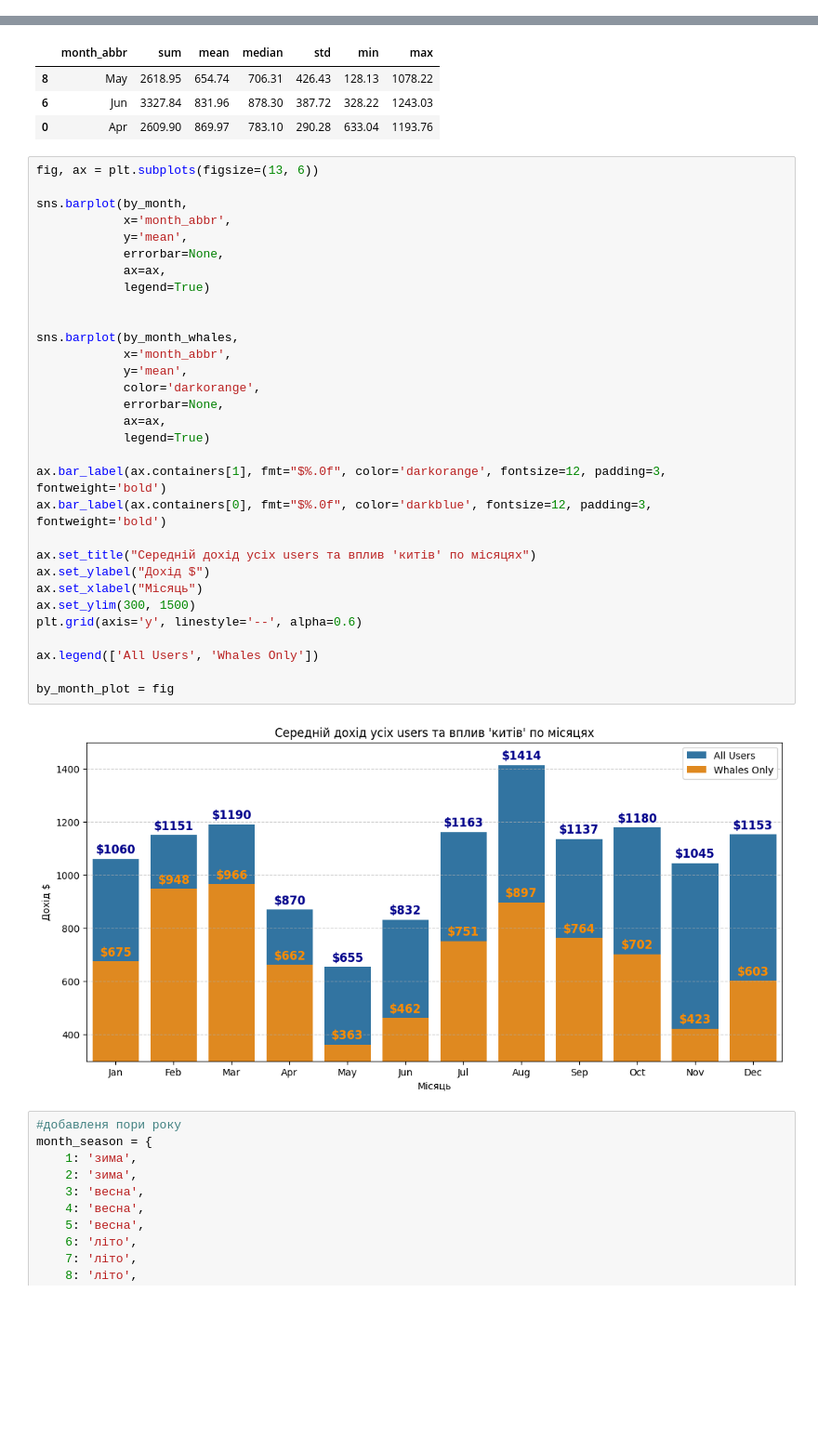
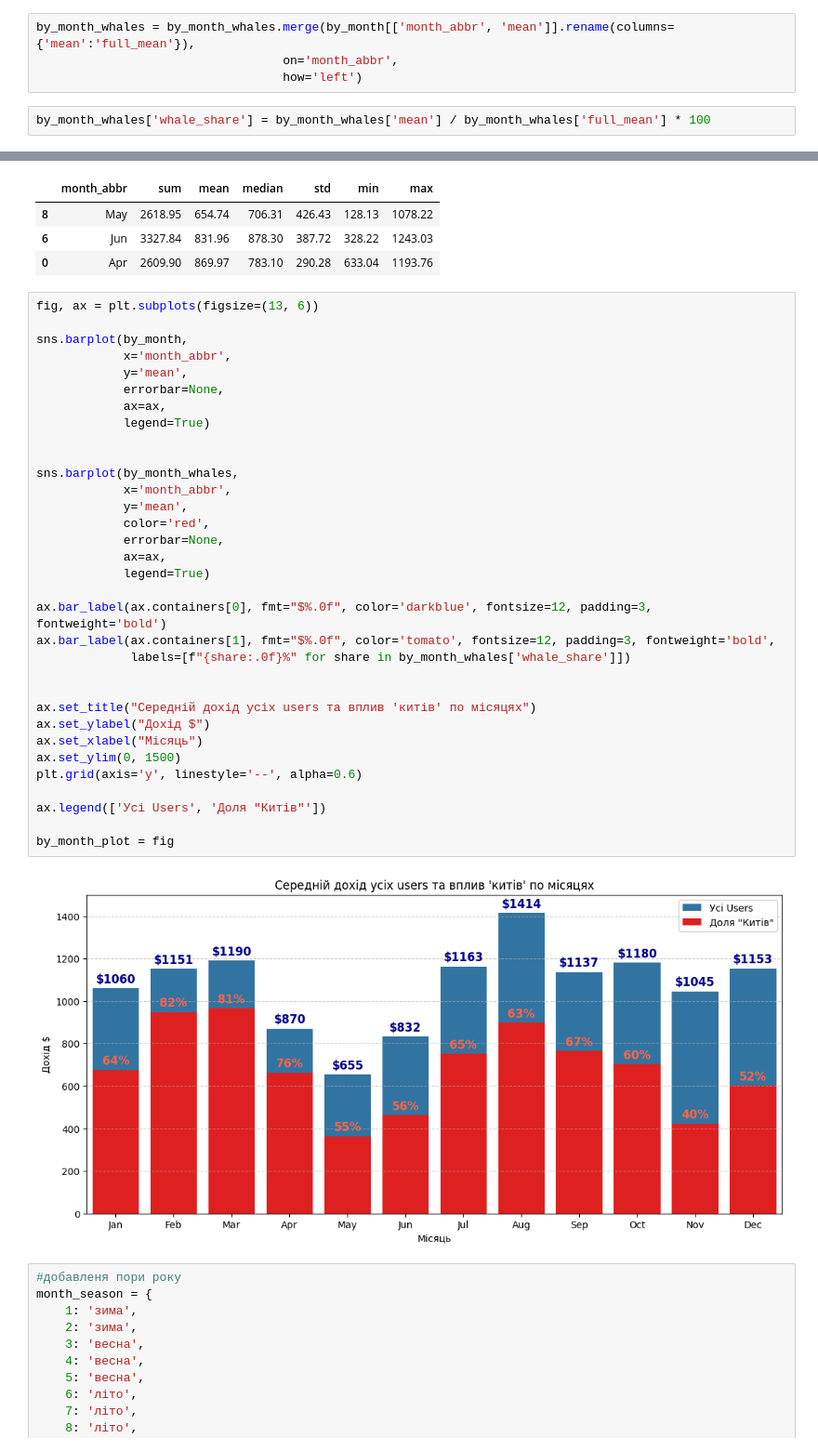
Before and after one commit to Chocopie-DA/db_analysis_sql_sweetylove, a Jupyter notebook: 03_notebooks/EDA.ipynb, the cells around one changed output, grey strips where cells are left out. Shown at 93% size. Saved outputs shown, nothing was run; the diff lists cells and outputs as text; blank space fills up the shorter version.

```diff
--- a/03_notebooks/EDA.ipynb
+++ b/03_notebooks/EDA.ipynb
@@ -772,0 +781,6 @@ by_month_whales = monthly_whales.groupby('month_abbr')['total_revenue'] \
+# %%
+by_month_whales = by_month_whales.merge(by_month[['month_abbr', 'mean']].rename(columns={'mean':'full_mean'}),
+                                  on='month_abbr',
+                                  how='left')
+# %%
+by_month_whales['whale_share'] = by_month_whales['mean'] / by_month_whales['full_mean'] * 100
@@ -826,36 +856,38 @@ by_month.sort_values('mean').head(3)
 # %%
 fig, ax = plt.subplots(figsize=(13, 6))
 
 sns.barplot(by_month,
             x='month_abbr',
             y='mean',
             errorbar=None,
             ax=ax,
             legend=True)
 
 
 sns.barplot(by_month_whales,
             x='month_abbr',
             y='mean',
-            color='darkorange',
+            color='red',
             errorbar=None,
             ax=ax,
             legend=True)
 
-ax.bar_label(ax.containers[1], fmt="$%.0f", color='darkorange', fontsize=12, padding=3, fontweight='bold')
 ax.bar_label(ax.containers[0], fmt="$%.0f", color='darkblue', fontsize=12, padding=3, fontweight='bold')
+ax.bar_label(ax.containers[1], fmt="$%.0f", color='tomato', fontsize=12, padding=3, fontweight='bold',
+             labels=[f"{share:.0f}%" for share in by_month_whales['whale_share']])
+
 
 ax.set_title("Середній дохід усіх users та вплив 'китів' по місяцях")
 ax.set_ylabel("Дохід $")
 ax.set_xlabel("Місяць")
-ax.set_ylim(300, 1500)
+ax.set_ylim(0, 1500)
 plt.grid(axis='y', linestyle='--', alpha=0.6)
 
-ax.legend(['All Users', 'Whales Only'])
+ax.legend(['Усі Users', 'Доля "Китів"'])
 
 by_month_plot = fig
 # %% [output]
-[figure, old version]
+[figure, new version]
 # %%
 #добавленя пори року
 month_season = {
```
Also changed, not shown: parts of 43 cells of this notebook.
